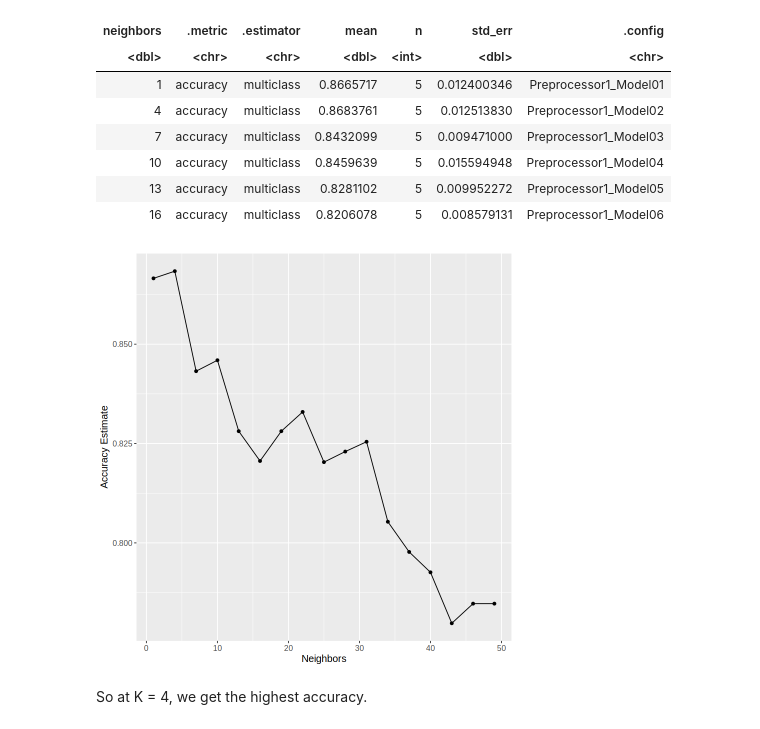
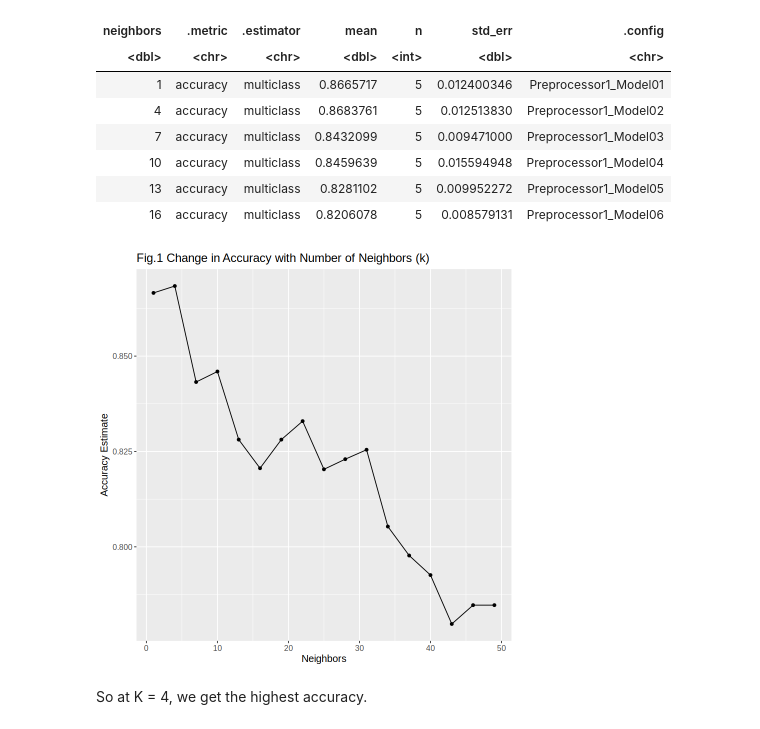
Before and after one commit to wonha0620/dsci_100_proj, a Jupyter notebook: Group Project.ipynb, the cells around one changed output. Cells and saved outputs as stored; diff of their text form; code cells hidden in the pictures.

```diff
--- a/Group Project.ipynb
+++ b/Group Project.ipynb
@@ -194,18 +212,17 @@ A tibble: 6 × 7
 | 16 | accuracy | multiclass | 0.8206078 | 5 | 0.008579131 | Preprocessor1_Model06 |
 # %%
 #then we plot the k vs accuracy and choose the k with highest accuracy
-
+options(rept.plot.width = 4, rept.plot.height = 4)
 acc_vs_k <- ggplot(accuracies, aes(x = neighbors, y = mean)) +
   geom_point() +
   geom_line() +
   labs(x = "Neighbors", y = "Accuracy Estimate") +
+  ggtitle("Fig.1 Change in Accuracy with Number of Neighbors (k)")+
   theme(text = element_text(size = 12))
 
-options(rept.plot.width = 4, rept.plot.height = 4)
-
 acc_vs_k
 # %% [output]
-[figure, old version]
+[figure, new version]
 # %% [markdown]
 So at K = 4, we get the highest accuracy.
 # %% [markdown]
```
Also changed, not shown: parts of 12 cells of this notebook.
